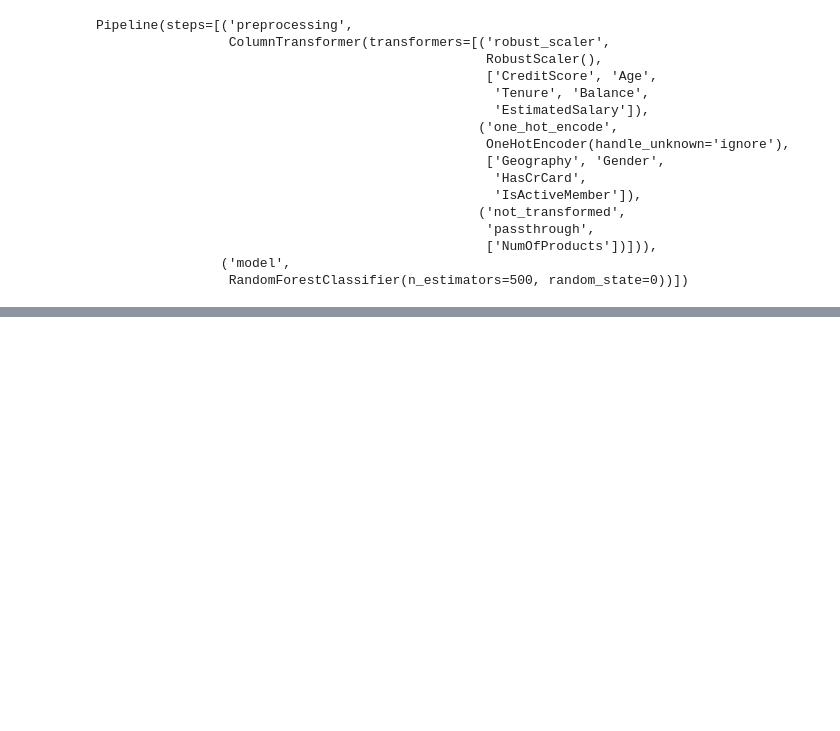
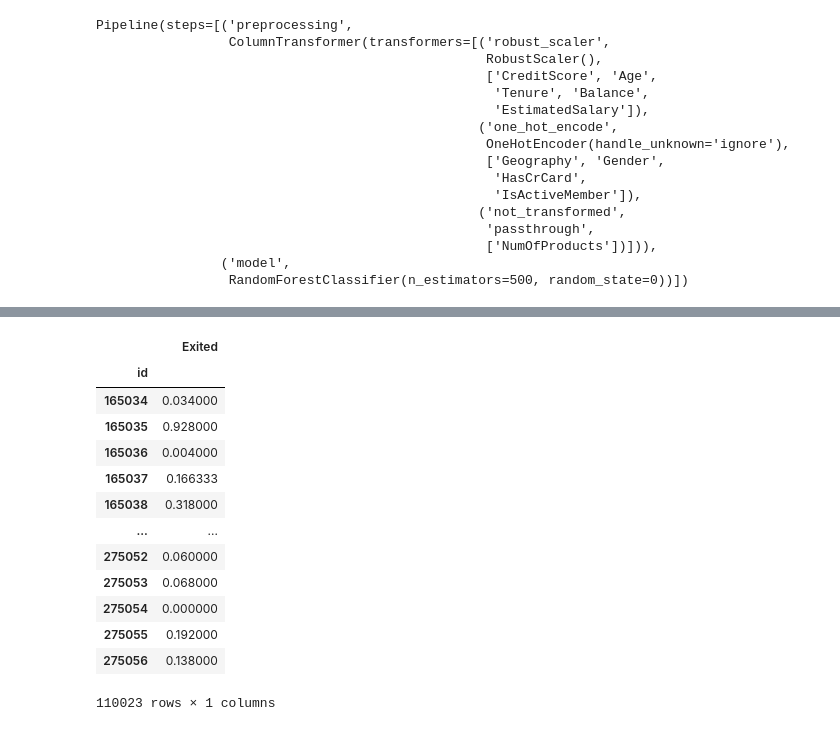
Before and after one commit to lzytimx/Portfolio, a Jupyter notebook: kaggle/S4EP01/notebookc7fcc47c07.ipynb, the cells around one changed output, grey strips where cells are left out. Saved outputs shown, nothing was run; the diff lists cells and outputs as text; code cells hidden in the pictures; blank space fills up the shorter version.

```diff
--- a/kaggle/S4EP01/notebookc7fcc47c07.ipynb
+++ b/kaggle/S4EP01/notebookc7fcc47c07.ipynb
@@ -229,0 +243,17 @@ submission.to_csv('submission.csv', index=False)
+# %%
+submission
+# %% [output]
+|  | Exited |
+| id |  |
+| 165034 | 0.034000 |
+| 165035 | 0.928000 |
+| 165036 | 0.004000 |
+| 165037 | 0.166333 |
+| 165038 | 0.318000 |
+| ... | ... |
+| 275052 | 0.060000 |
+| 275053 | 0.068000 |
+| 275054 | 0.000000 |
+| 275055 | 0.192000 |
+| 275056 | 0.138000 |
+110023 rows × 1 columns
```
Also changed, not shown: parts of 12 cells of this notebook.
